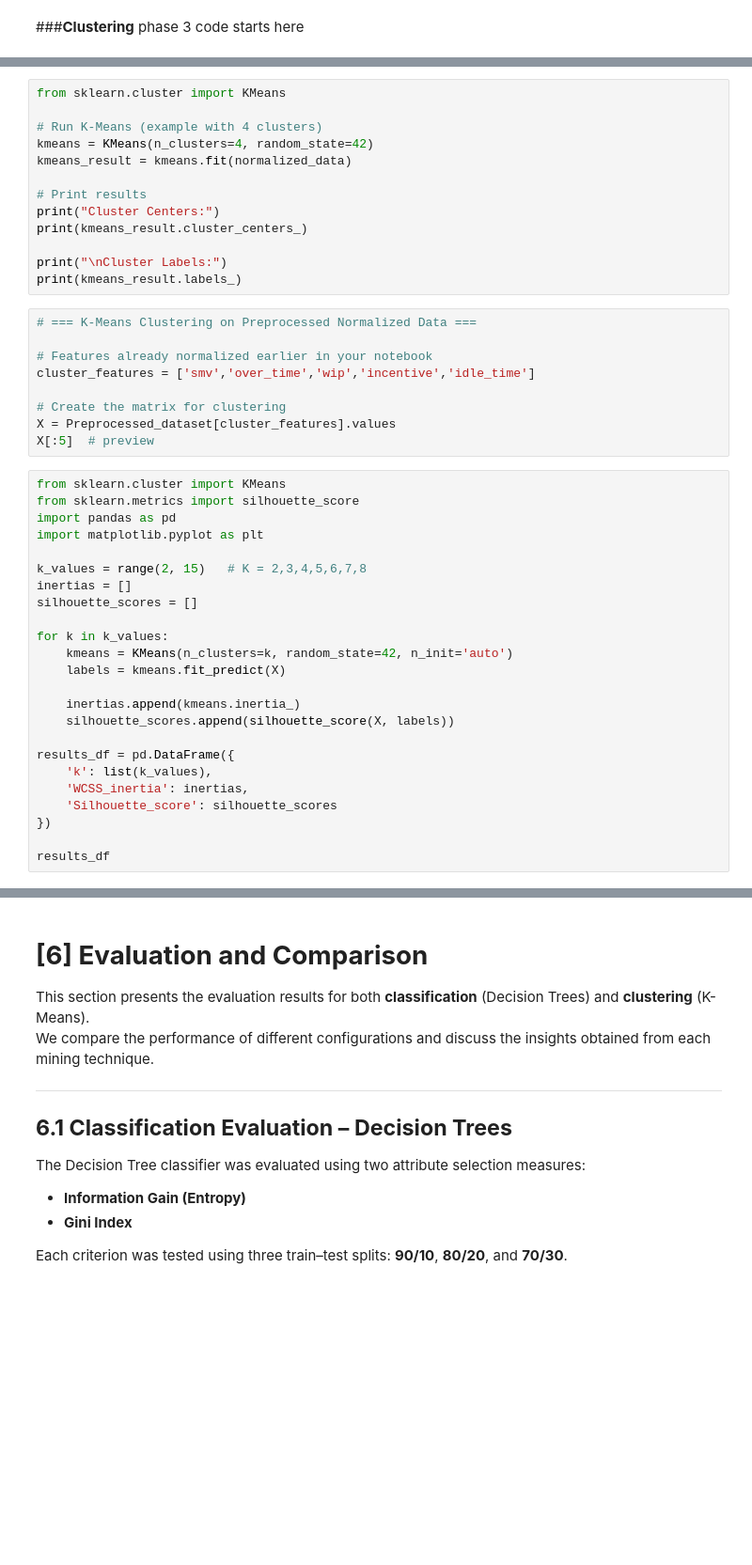
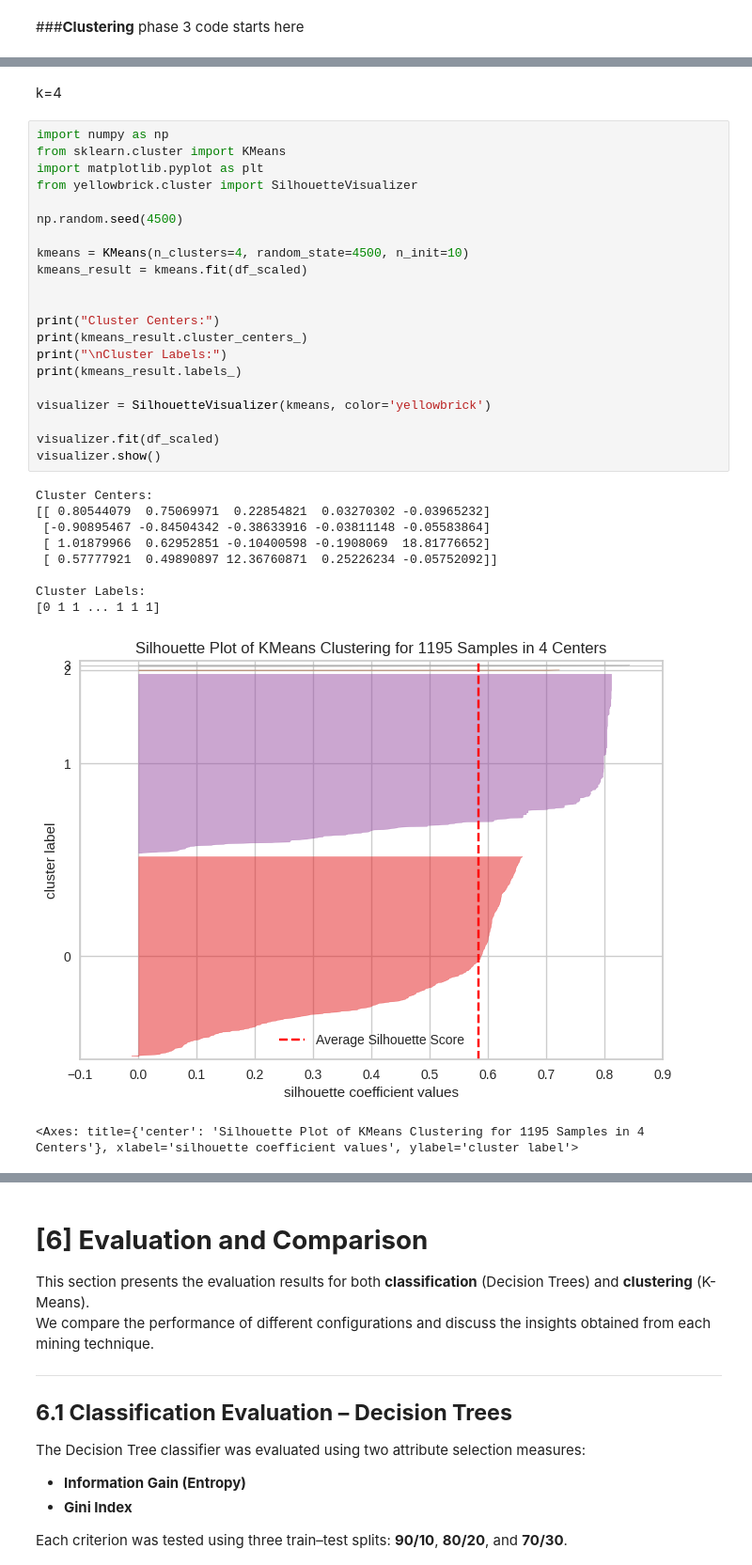
Before and after one commit to Falhebshi/Data-Mining, a Jupyter notebook: Phase3.ipynb, the cells around one changed output, grey strips where cells are left out. Shown at 94% size. Drawn from its saved outputs; the diff is of its cells as text; blank space fills up the shorter version.

```diff
--- a/Phase3.ipynb
+++ b/Phase3.ipynb
@@ -939,46 +1119,34 @@ phase 3 code starts here
+# %% [markdown]
+k=4
 # %%
+import numpy as np
 from sklearn.cluster import KMeans
+import matplotlib.pyplot as plt
+from yellowbrick.cluster import SilhouetteVisualizer
 
-# Run K-Means (example with 4 clusters)
-kmeans = KMeans(n_clusters=4, random_state=42)
-kmeans_result = kmeans.fit(normalized_data)
+np.random.seed(4500)
 
-# Print results
+kmeans = KMeans(n_clusters=4, random_state=4500, n_init=10)
+kmeans_result = kmeans.fit(df_scaled)
+
+
 print("Cluster Centers:")
 print(kmeans_result.cluster_centers_)
-
 print("\nCluster Labels:")
 print(kmeans_result.labels_)
+
+visualizer = SilhouetteVisualizer(kmeans, color='yellowbrick')
+
+visualizer.fit(df_scaled)
+visualizer.show()
+# %% [output]
+Cluster Centers:
+[[ 0.80544079  0.75069971  0.22854821  0.03270302 -0.03965232]
+ [-0.90895467 -0.84504342 -0.38633916 -0.03811148 -0.05583864]
+ [ 1.01879966  0.62952851 -0.10400598 -0.1908069  18.81776652]
+ [ 0.57777921  0.49890897 12.36760871  0.25226234 -0.05752092]]
+
+Cluster Labels:
+[0 1 1 ... 1 1 1]
+[figure, added]
+<Axes: title={'center': 'Silhouette Plot of KMeans Clustering for 1195 Samples in 4 Centers'}, xlabel='silhouette coefficient values', ylabel='cluster label'>
-# %%
-# === K-Means Clustering on Preprocessed Normalized Data ===
-
-# Features already normalized earlier in your notebook
-cluster_features = ['smv','over_time','wip','incentive','idle_time']
-
-# Create the matrix for clustering
-X = Preprocessed_dataset[cluster_features].values
-X[:5]  # preview
-# %%
-from sklearn.cluster import KMeans
-from sklearn.metrics import silhouette_score
-import pandas as pd
-import matplotlib.pyplot as plt
-
-k_values = range(2, 15)   # K = 2,3,4,5,6,7,8
-inertias = []
-silhouette_scores = []
-
-for k in k_values:
-    kmeans = KMeans(n_clusters=k, random_state=42, n_init='auto')
-    labels = kmeans.fit_predict(X)
-
-    inertias.append(kmeans.inertia_)
-    silhouette_scores.append(silhouette_score(X, labels))
-
-results_df = pd.DataFrame({
-    'k': list(k_values),
-    'WCSS_inertia': inertias,
-    'Silhouette_score': silhouette_scores
-})
-
-results_df
```
Also changed, not shown: parts of 26 cells of this notebook.
